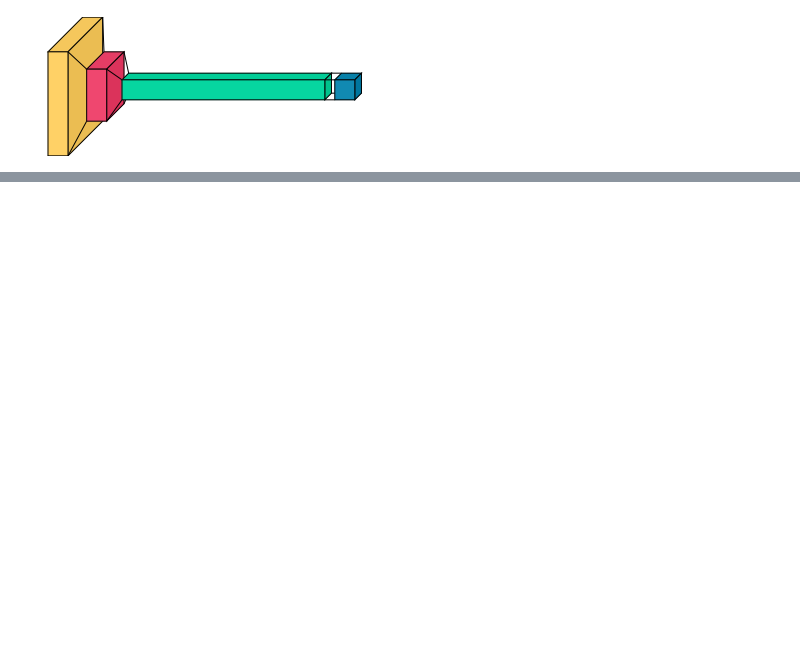
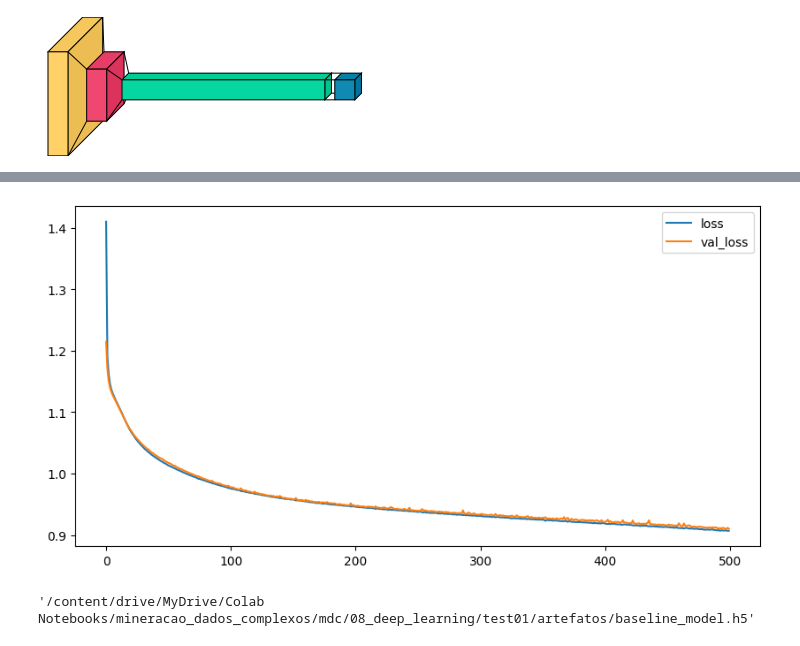
Before and after one commit to ACCFernando/mdc, a Jupyter notebook: 08_deep_learning/test01/INF0618_DeepLearning_Trabalho1.ipynb, the cells around one changed output, grey strips where cells are left out. Drawn from its saved outputs; the diff is of its cells as text; code cells hidden in the pictures; blank space fills up the shorter version.

```diff
--- a/08_deep_learning/test01/INF0618_DeepLearning_Trabalho1.ipynb
+++ b/08_deep_learning/test01/INF0618_DeepLearning_Trabalho1.ipynb
@@ -279,0 +373,8 @@ plt.show()
+# %%
+plot_loss_values(baseline_model.history.history)
+# %% [output]
+[figure, added]
+# %%
+model_path_full
+# %% [output]
+'/content/drive/MyDrive/Colab Notebooks/mineracao_dados_complexos/mdc/08_deep_learning/test01/artefatos/baseline_model.h5'
```
Also changed, not shown: parts of 57 cells of this notebook.
